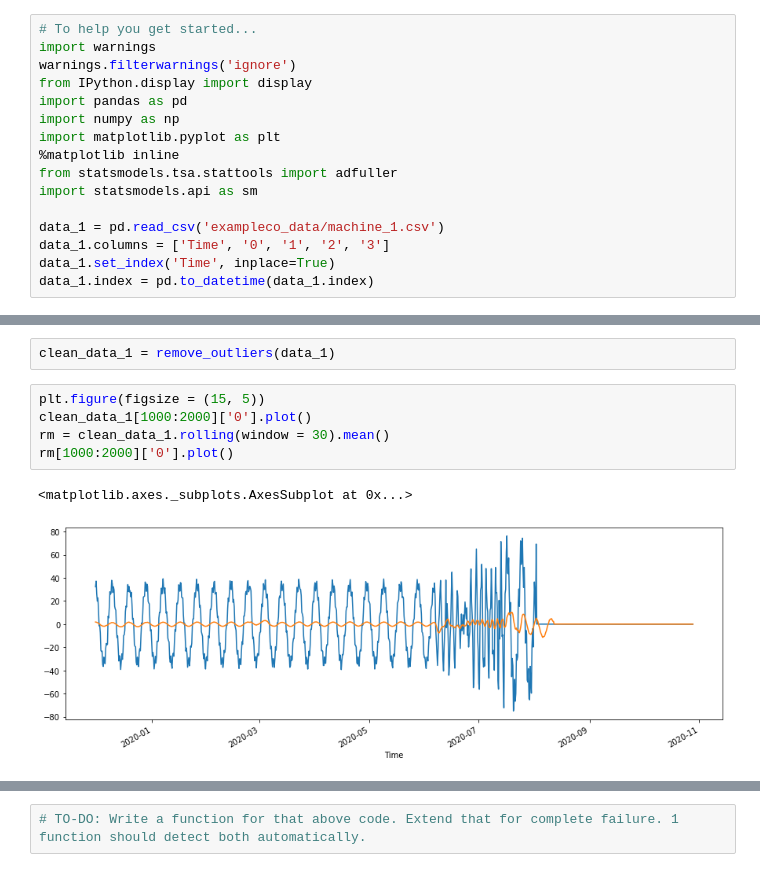
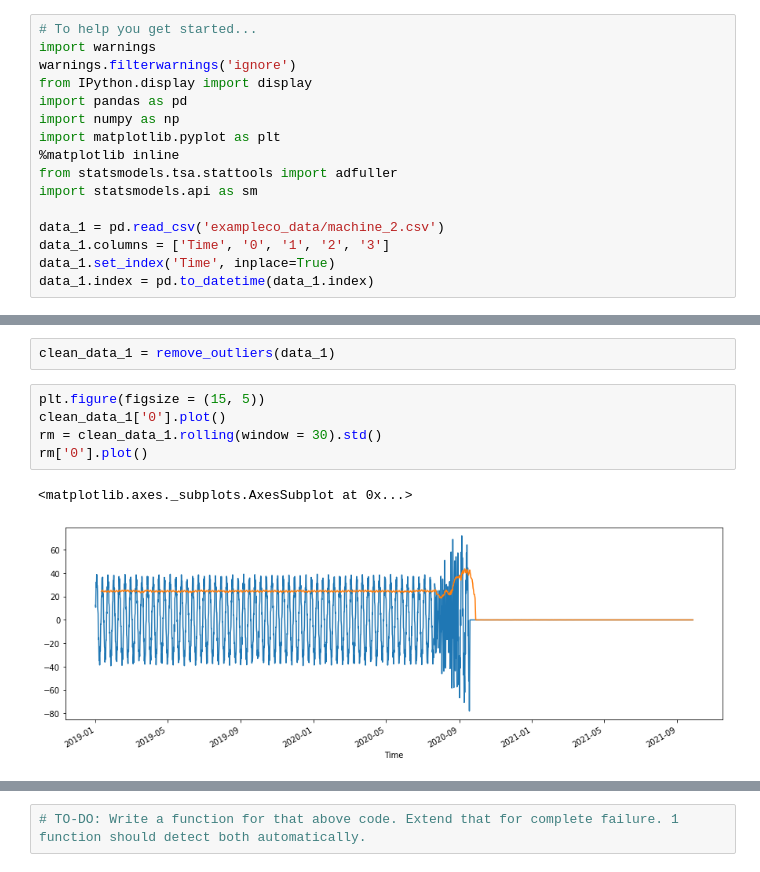
Before and after one commit to abhilampard/Time-Series-Fault-Prediction, a Jupyter notebook: Abhishek Patil - DS Challenge.ipynb, the cells around one changed output, grey strips where cells are left out. Saved outputs shown, nothing was run; the diff lists cells and outputs as text.

```diff
--- a/Abhishek Patil - DS Challenge.ipynb
+++ b/Abhishek Patil - DS Challenge.ipynb
@@ -10,7 +10,7 @@ import matplotlib.pyplot as plt
 from statsmodels.tsa.stattools import adfuller
 import statsmodels.api as sm
 
-data_1 = pd.read_csv('exampleco_data/machine_1.csv')
+data_1 = pd.read_csv('exampleco_data/machine_2.csv')
 data_1.columns = ['Time', '0', '1', '2', '3']
 data_1.set_index('Time', inplace=True)
 data_1.index = pd.to_datetime(data_1.index)
@@ -69,9 +69,9 @@ def remove_outliers(df):
 clean_data_1 = remove_outliers(data_1)
 # %%
 plt.figure(figsize = (15, 5))
-clean_data_1[1000:2000]['0'].plot()
-rm = clean_data_1.rolling(window = 30).mean()
-rm[1000:2000]['0'].plot()
+clean_data_1['0'].plot()
+rm = clean_data_1.rolling(window = 30).std()
+rm['0'].plot()
 # %% [output]
 <matplotlib.axes._subplots.AxesSubplot at 0x...>
-[figure, old version]
+[figure, new version]
```
Also changed, not shown: parts of 5 cells of this notebook.
